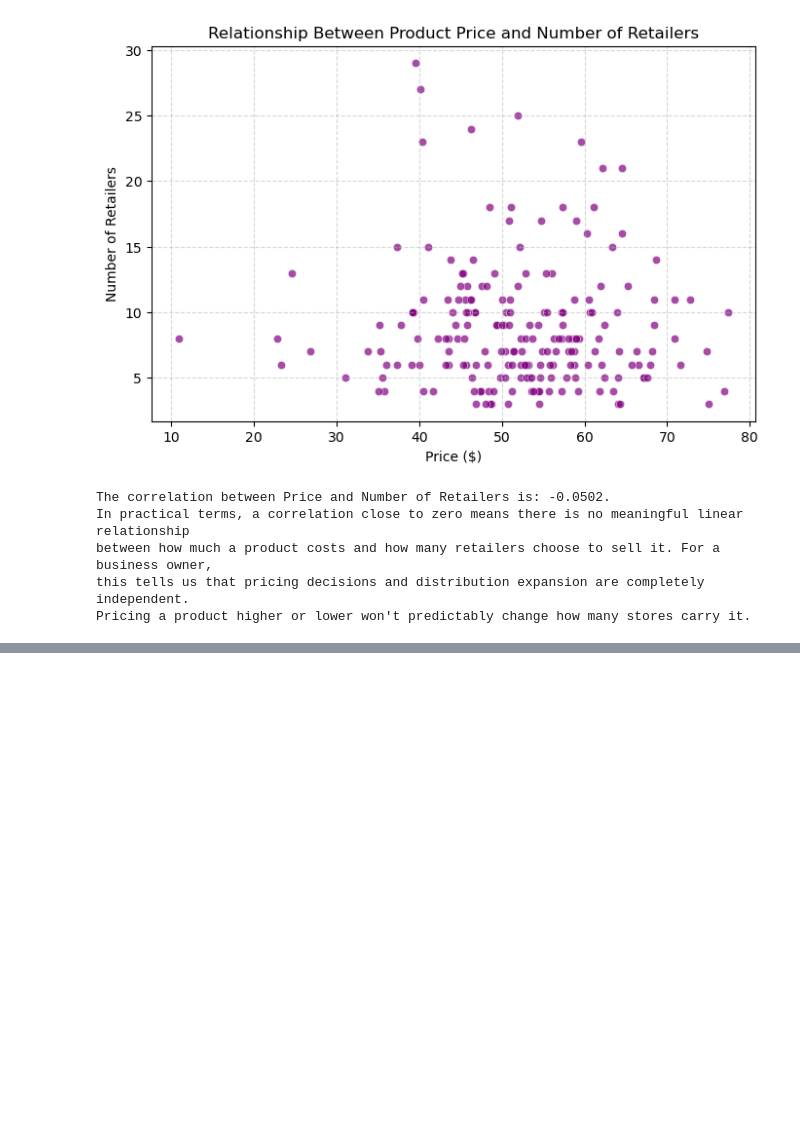
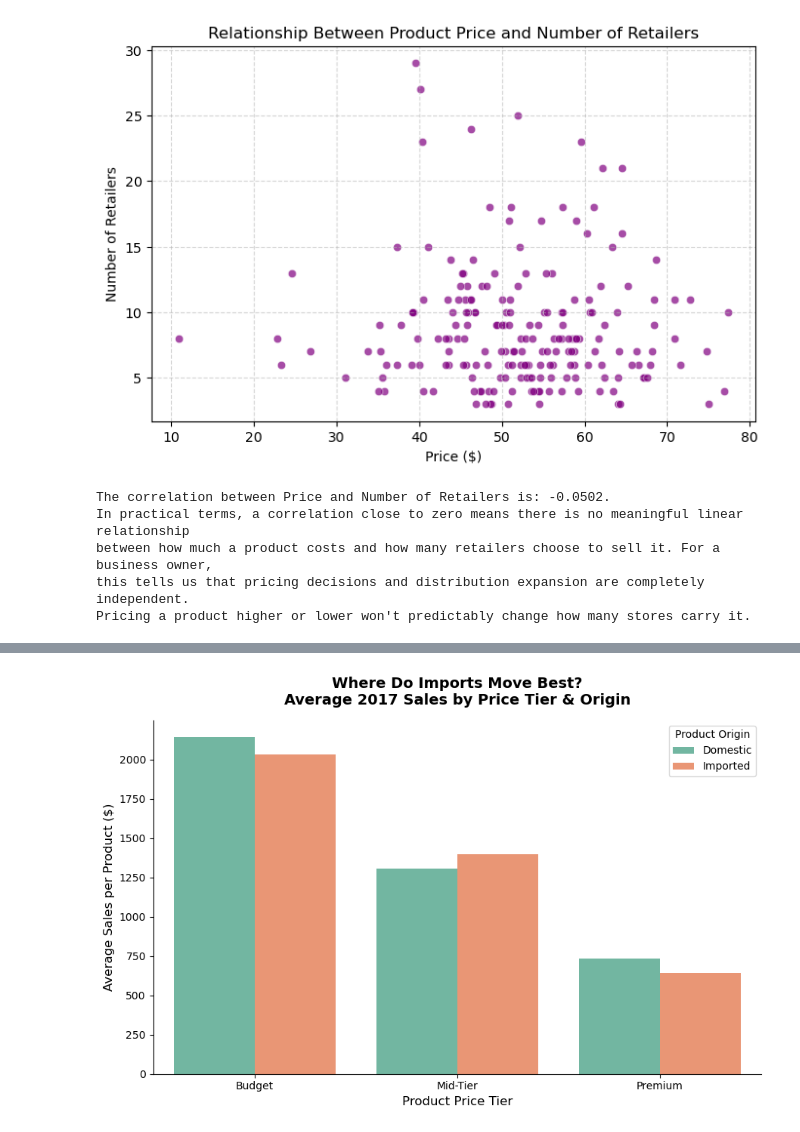
Before and after one commit to richierish32/MFIT, a Jupyter notebook: MFIT 860 - Data/Assignment 1 Solution.ipynb, the cells around one changed output, grey strips where cells are left out. Cells and saved outputs as stored; diff of their text form; code cells hidden in the pictures; blank space fills up the shorter version.

```diff
--- a/MFIT 860 - Data/Assignment 1 Solution.ipynb
+++ b/MFIT 860 - Data/Assignment 1 Solution.ipynb
@@ -415,0 +468,50 @@ Pricing a product higher or lower won't predictably change how many stores carry
+# %%
+# import numpy as np
+# import matplotlib.pyplot as plt
+# import seaborn as sns
+
+# 1. Filter to the most recent year (2017) to show current performance
+df_2017 = sales_tidy[sales_tidy["Year"] == 2017].copy()
+
+# 2. Create price tiers based on your data distribution (adjust bins if needed)
+# Using quantiles ensures a balanced distribution across categories
+bin_labels = ["Budget", "Mid-Tier", "Premium"]
+df_2017["Price_Tier"] = pd.qcut(
+    df_2017["Price"], q=3, labels=bin_labels
+)
+df_2017["Product Origin"] = df_2017["Import"].map(
+    {1: "Imported", 0: "Domestic"}
+)
+
+# 3. Aggregate average sales per product tier
+tier_df = (
+    df_2017.groupby(["Price_Tier", "Product Origin"])["Sales"]
+    .mean()
+    .reset_index()
+)
+
+# 4. Plotting
+plt.figure(figsize=(9, 6))
+sns.barplot(
+    data=tier_df,
+    x="Price_Tier",
+    y="Sales",
+    hue="Product Origin",
+    palette="Set2",
+)
+
+# 5. Standalone styling
+plt.title(
+    "Where Do Imports Move Best?\nAverage 2017 Sales by Price Tier & Origin",
+    fontsize=14,
+    fontweight="bold",
+    pad=15,
+)
+plt.xlabel("Product Price Tier", fontsize=12)
+plt.ylabel("Average Sales per Product ($)", fontsize=12)
+
+sns.despine()
+plt.tight_layout()
+plt.show()
+# %% [output]
+[figure, added]
```
Also changed, not shown: parts of 9 cells of this notebook.
